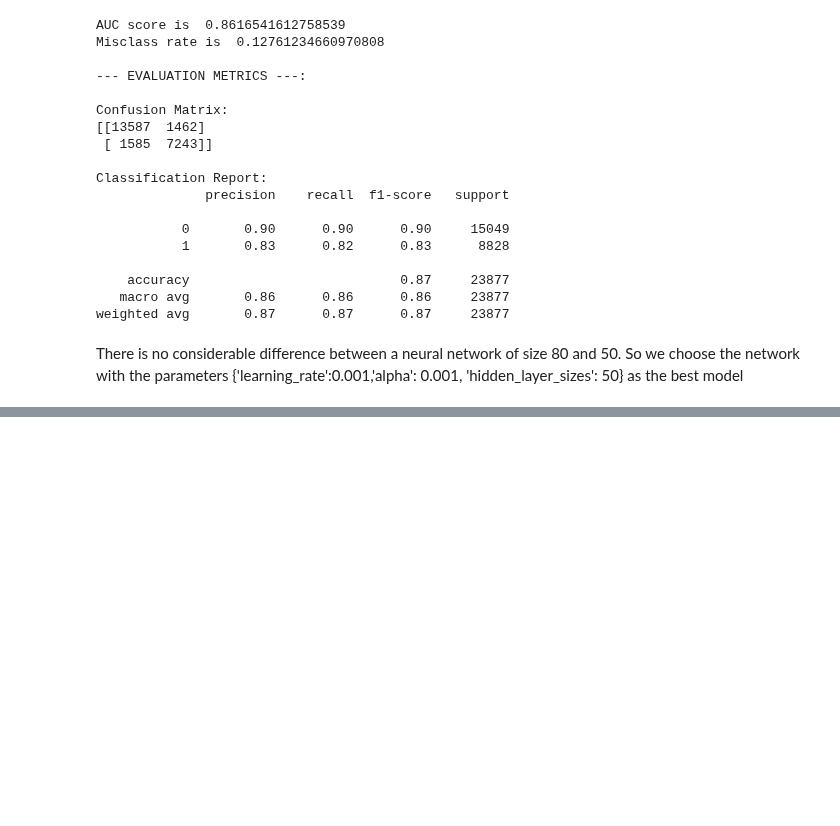
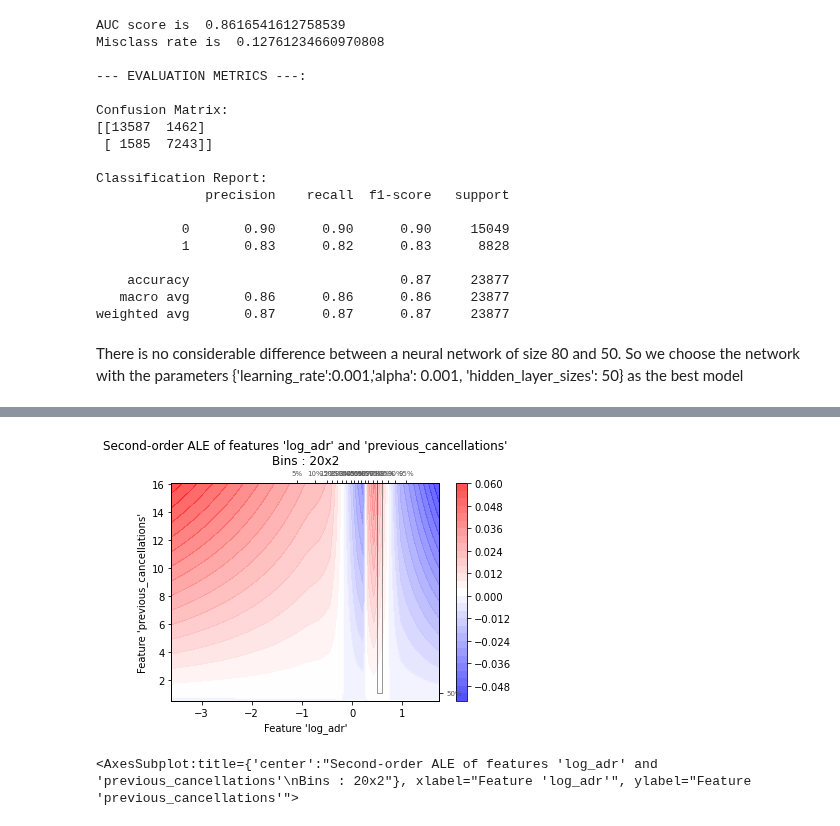
Before and after one commit to wenchengking/End-to-End-Hotel-Booking-Cancellation-Machine-Learning-Model, a Jupyter notebook: 05_Modeling/Neural_Network.ipynb, the cells around one changed output, grey strips where cells are left out. Cells and saved outputs as stored; diff of their text form; code cells hidden in the pictures; blank space fills up the shorter version.

```diff
--- a/05_Modeling/Neural_Network.ipynb
+++ b/05_Modeling/Neural_Network.ipynb
@@ -737,0 +611,5 @@ MLPClassifier( <br>
+# %%
+ale_plot(clf_mlp_final, X_train, ['log_adr','previous_cancellations'], bins=20)
+# %% [output]
+[figure, added]
+<AxesSubplot:title={'center':"Second-order ALE of features 'log_adr' and 'previous_cancellations'\nBins : 20x2"}, xlabel="Feature 'log_adr'", ylabel="Feature 'previous_cancellations'">
```
Also changed, not shown: parts of 29 cells of this notebook, 2 other files.
